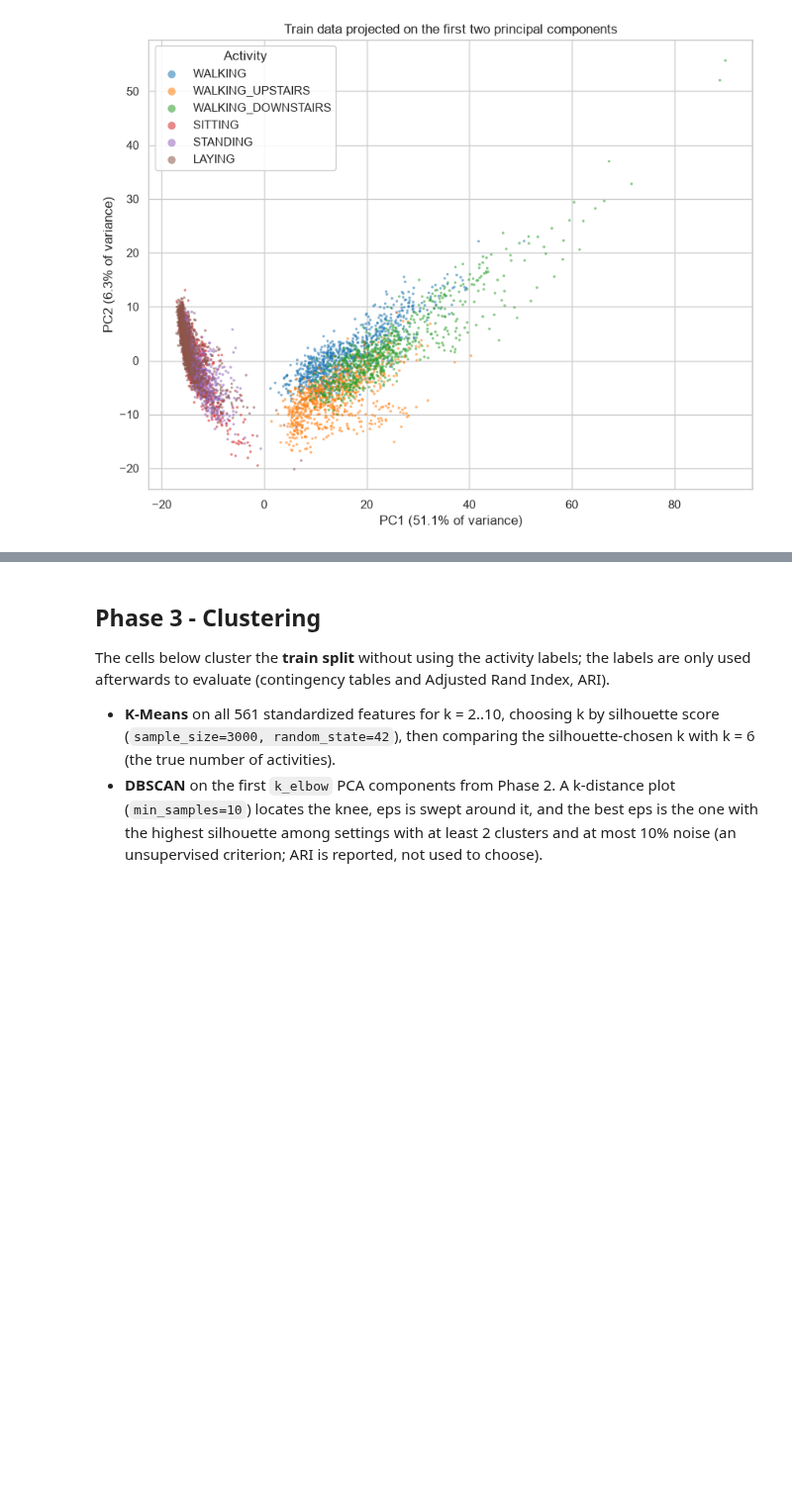
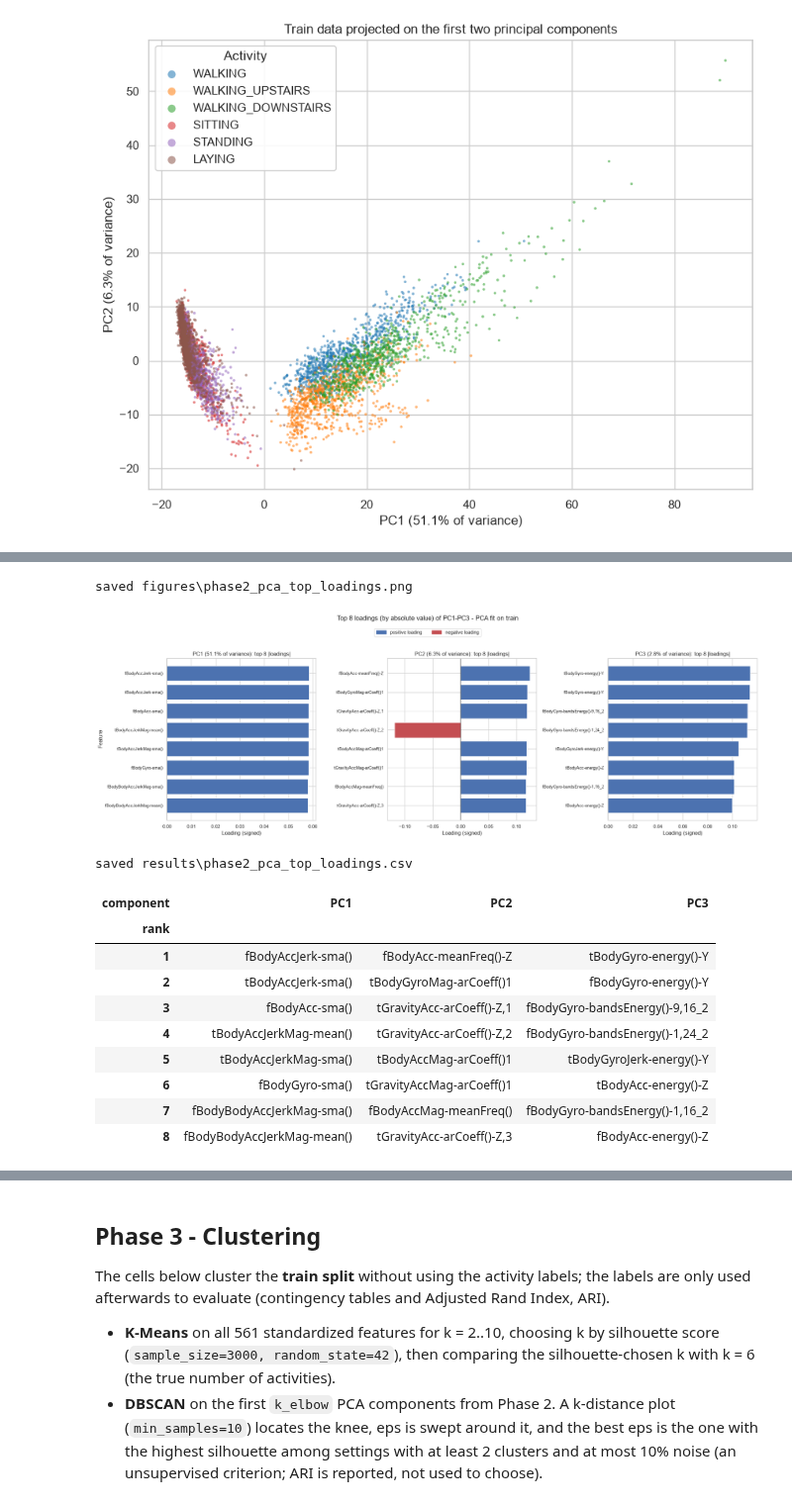
Before and after one commit to LUCIFER5671/har-feature-reduction, a Jupyter notebook: har_feature_reduction.ipynb, the cells around one changed output, grey strips where cells are left out. Shown at 99% size. Saved outputs shown, nothing was run; the diff lists cells and outputs as text; code cells hidden in the pictures; blank space fills up the shorter version.

```diff
--- a/har_feature_reduction.ipynb
+++ b/har_feature_reduction.ipynb
@@ -472,0 +479,42 @@ saved figures\phase2_pca_pc1_pc2_scatter.png
+# %%
+N_LOAD = 8
+loading_rows = []
+fig, axes = plt.subplots(1, 3, figsize=(21, 6.5))
+for i, ax in enumerate(axes):
+    comp = pd.Series(pca.components_[i], index=FEATURE_NAMES)
+    top_load = comp.reindex(comp.abs().sort_values(ascending=False).index[:N_LOAD])
+    colors = np.where(top_load.values >= 0, "#4C72B0", "#C44E52")
+    ax.barh(top_load.index, top_load.values, color=colors)
+    ax.invert_yaxis()
+    ax.axvline(0, color="black", lw=0.8)
+    ax.set_title(f"PC{i + 1} ({100 * evr[i]:.1f}% of variance): top {N_LOAD} |loadings|")
+    ax.set_xlabel("Loading (signed)")
+    ax.set_ylabel("Feature" if i == 0 else "")
+    ax.tick_params(axis="y", labelsize=9)
+    loading_rows += [{"component": f"PC{i + 1}", "rank": r + 1, "feature": f, "loading": v}
+                     for r, (f, v) in enumerate(top_load.items())]
+from matplotlib.patches import Patch
+fig.legend(handles=[Patch(color="#4C72B0", label="positive loading"), Patch(color="#C44E52", label="negative loading")],
+           loc="upper center", ncol=2, bbox_to_anchor=(0.5, 1.04))
+fig.suptitle(f"Top {N_LOAD} loadings (by absolute value) of PC1-PC3 - PCA fit on train", y=1.09)
+fig.tight_layout()
+save_fig(fig, "phase2_pca_top_loadings")
+plt.show()
+
+pca_top_loadings = pd.DataFrame(loading_rows)
+save_table(pca_top_loadings, "phase2_pca_top_loadings", index=False)
+display(pca_top_loadings.pivot(index="rank", columns="component", values="feature"))
+# %% [output]
+saved figures\phase2_pca_top_loadings.png
+[figure, added]
+saved results\phase2_pca_top_loadings.csv
+| component | PC1 | PC2 | PC3 |
+| rank |  |  |  |
+| 1 | fBodyAccJerk-sma() | fBodyAcc-meanFreq()-Z | tBodyGyro-energy()-Y |
+| 2 | tBodyAccJerk-sma() | tBodyGyroMag-arCoeff()1 | fBodyGyro-energy()-Y |
+| 3 | fBodyAcc-sma() | tGravityAcc-arCoeff()-Z,1 | fBodyGyro-bandsEnergy()-9,16_2 |
+| 4 | tBodyAccJerkMag-mean() | tGravityAcc-arCoeff()-Z,2 | fBodyGyro-bandsEnergy()-1,24_2 |
+| 5 | tBodyAccJerkMag-sma() | tBodyAccMag-arCoeff()1 | tBodyGyroJerk-energy()-Y |
+| 6 | fBodyGyro-sma() | tGravityAccMag-arCoeff()1 | tBodyAcc-energy()-Z |
+| 7 | fBodyBodyAccJerkMag-sma() | fBodyAccMag-meanFreq() | fBodyGyro-bandsEnergy()-1,16_2 |
+| 8 | fBodyBodyAccJerkMag-mean() | tGravityAcc-arCoeff()-Z,3 | fBodyAcc-energy()-Z |
```
Also changed, not shown: parts of 5 cells of this notebook, 5 other files.
